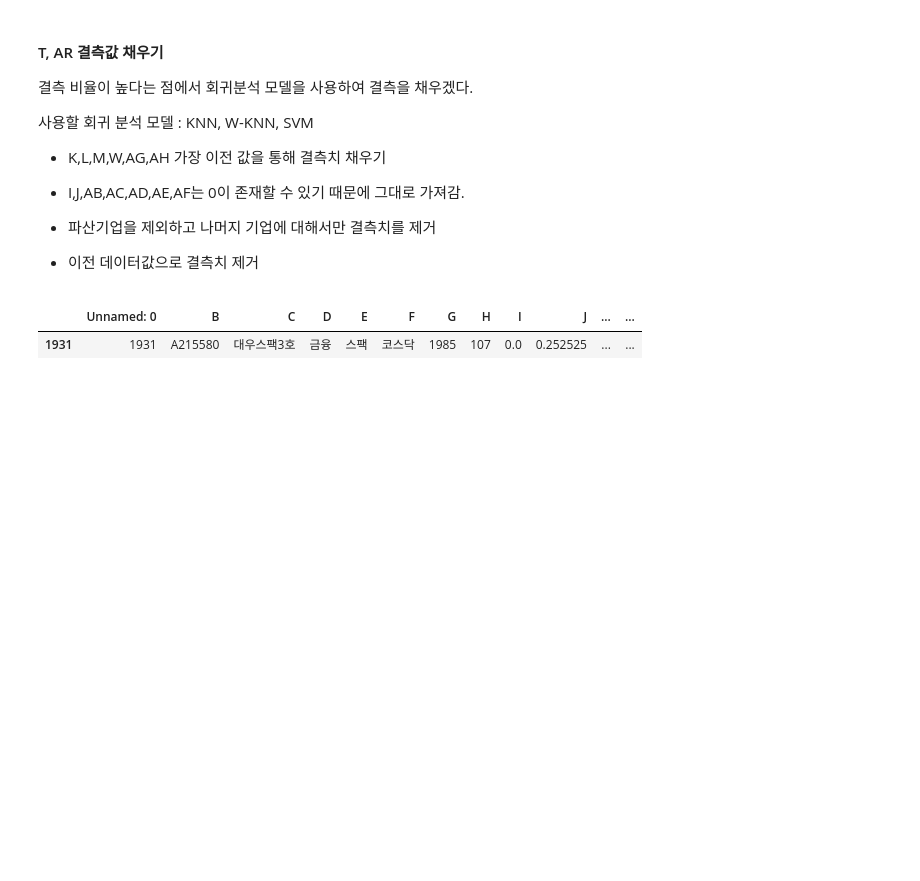
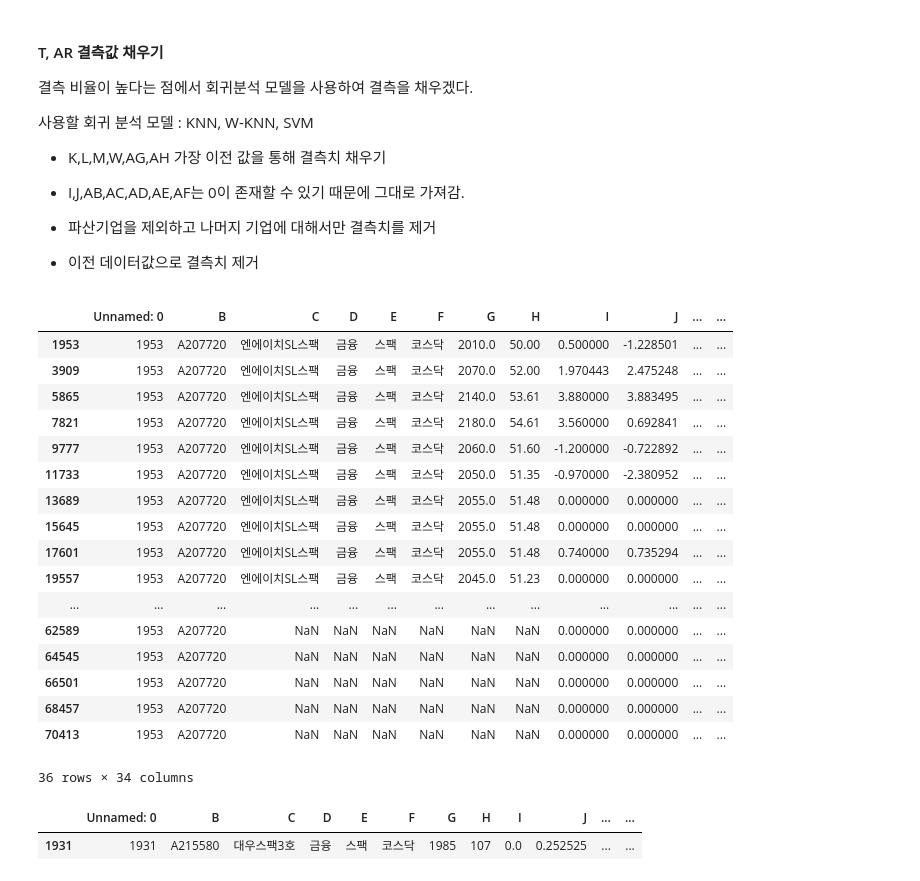
Before and after one commit to codingKYU/Deep-Learning, a Jupyter notebook: Quant_prediction/Quant project.ipynb, the cells around one changed output. Saved outputs shown, nothing was run; the diff lists cells and outputs as text; code cells hidden in the pictures; blank space fills up the shorter version.

```diff
--- a/Quant_prediction/Quant project.ipynb
+++ b/Quant_prediction/Quant project.ipynb
@@ -402,6 +402,29 @@ def fill_miss(code):
 
 
     return bis
+# %%
+found_1 = fill_miss('A207720')
+# %%
+found_1
+# %% [output]
+|  | Unnamed: 0 | B | C | D | E | F | G | H | I | J | ... | ... |
+| 1953 | 1953 | A207720 | 엔에이치SL스팩 | 금융 | 스팩 | 코스닥 | 2010.0 | 50.00 | 0.500000 | -1.228501 | ... | ... |
+| 3909 | 1953 | A207720 | 엔에이치SL스팩 | 금융 | 스팩 | 코스닥 | 2070.0 | 52.00 | 1.970443 | 2.475248 | ... | ... |
+| 5865 | 1953 | A207720 | 엔에이치SL스팩 | 금융 | 스팩 | 코스닥 | 2140.0 | 53.61 | 3.880000 | 3.883495 | ... | ... |
+| 7821 | 1953 | A207720 | 엔에이치SL스팩 | 금융 | 스팩 | 코스닥 | 2180.0 | 54.61 | 3.560000 | 0.692841 | ... | ... |
+| 9777 | 1953 | A207720 | 엔에이치SL스팩 | 금융 | 스팩 | 코스닥 | 2060.0 | 51.60 | -1.200000 | -0.722892 | ... | ... |
+| 11733 | 1953 | A207720 | 엔에이치SL스팩 | 금융 | 스팩 | 코스닥 | 2050.0 | 51.35 | -0.970000 | -2.380952 | ... | ... |
+| 13689 | 1953 | A207720 | 엔에이치SL스팩 | 금융 | 스팩 | 코스닥 | 2055.0 | 51.48 | 0.000000 | 0.000000 | ... | ... |
+| 15645 | 1953 | A207720 | 엔에이치SL스팩 | 금융 | 스팩 | 코스닥 | 2055.0 | 51.48 | 0.000000 | 0.000000 | ... | ... |
+| 17601 | 1953 | A207720 | 엔에이치SL스팩 | 금융 | 스팩 | 코스닥 | 2055.0 | 51.48 | 0.740000 | 0.735294 | ... | ... |
+| 19557 | 1953 | A207720 | 엔에이치SL스팩 | 금융 | 스팩 | 코스닥 | 2045.0 | 51.23 | 0.000000 | 0.000000 | ... | ... |
+| ... | ... | ... | ... | ... | ... | ... | ... | ... | ... | ... | ... | ... |
+| 62589 | 1953 | A207720 | NaN | NaN | NaN | NaN | NaN | NaN | 0.000000 | 0.000000 | ... | ... |
+| 64545 | 1953 | A207720 | NaN | NaN | NaN | NaN | NaN | NaN | 0.000000 | 0.000000 | ... | ... |
+| 66501 | 1953 | A207720 | NaN | NaN | NaN | NaN | NaN | NaN | 0.000000 | 0.000000 | ... | ... |
+| 68457 | 1953 | A207720 | NaN | NaN | NaN | NaN | NaN | NaN | 0.000000 | 0.000000 | ... | ... |
+| 70413 | 1953 | A207720 | NaN | NaN | NaN | NaN | NaN | NaN | 0.000000 | 0.000000 | ... | ... |
+36 rows × 34 columns
 # %%
 #파산기업은 제외
 
```
Also changed, not shown: parts of 3 cells of this notebook.
